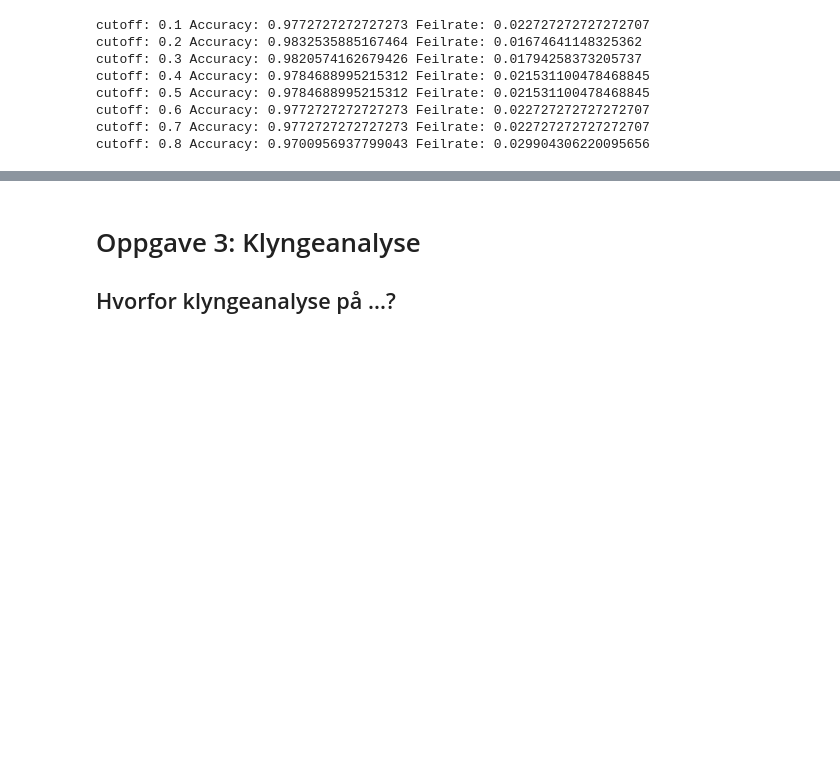
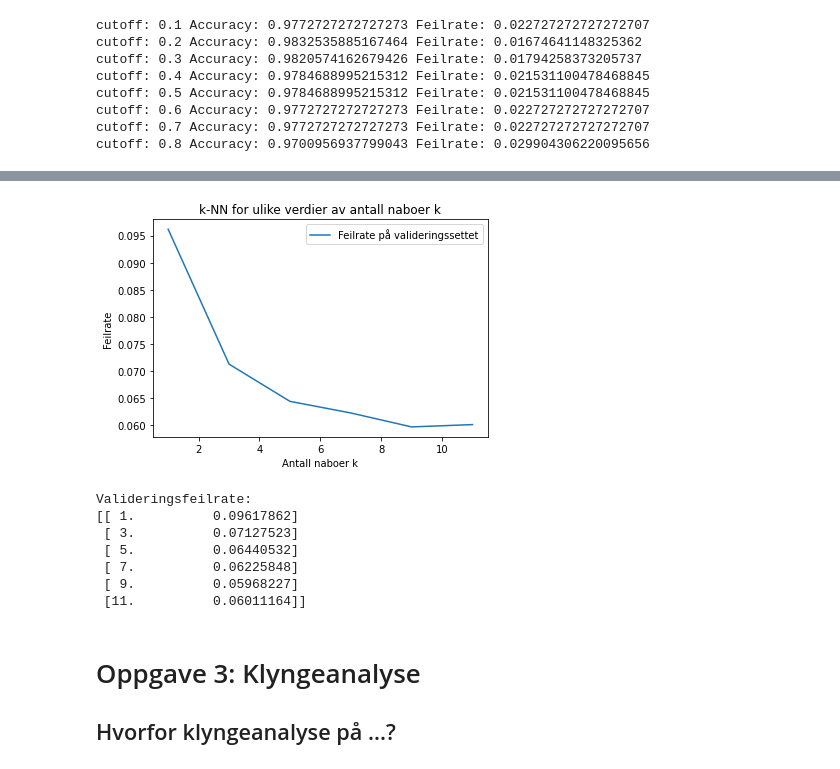
Before and after one commit to stefaniemuff/ISTx1003, a Jupyter notebook: Prosjekt2021/Prosjekt1003.ipynb, the cells around one changed output, grey strips where cells are left out. Drawn from its saved outputs; the diff is of its cells as text; code cells hidden in the pictures; blank space fills up the shorter version.

```diff
--- a/Prosjekt2021/Prosjekt1003.ipynb
+++ b/Prosjekt2021/Prosjekt1003.ipynb
@@ -554,3 +640,40 @@ cutoff: 0.8 Accuracy: 0.9700956937799043 Feilrate: 0.029904306220095656
+# %%
+knaboer = np.arange(1,13,step=2)
+test_feilrate = np.empty(len(knaboer))
+
+
+for i,k in enumerate(knaboer):
+
+#Initialiser kNN med  k neighbors
+    knn = KNeighborsClassifier(n_neighbors=k,p=2) # p=2 gir euklidsk avstand
+
+# Tilpass modellen med treningssettet
+    knn.fit(X_tren, df_tren['Purchase'])
+
+# Beregn feilrate på valideringssett
+# score er accuracy= "andel korrekt"
+    test_feilrate[i] = 1-knn.score(X_test, df_test['Purchase'])
+
+# Lage plott
+plt.title('k-NN for ulike verdier av antall naboer k')
+plt.plot(knaboer, test_feilrate, label='Feilrate på valideringssettet')
+plt.legend()
+plt.xlabel('Antall naboer k')
+plt.ylabel('Feilrate')
+plt.show()
+
+valres=np.vstack((knaboer, test_feilrate))
+print("Valideringsfeilrate:")
+print(valres.T)
+# %% [output]
+[figure, added]
+Valideringsfeilrate:
+[[ 1.          0.09617862]
+ [ 3.          0.07127523]
+ [ 5.          0.06440532]
+ [ 7.          0.06225848]
+ [ 9.          0.05968227]
+ [11.          0.06011164]]
 # %% [markdown]
 # Oppgave 3: Klyngeanalyse
 
```
Also changed, not shown: parts of 21 cells of this notebook.
